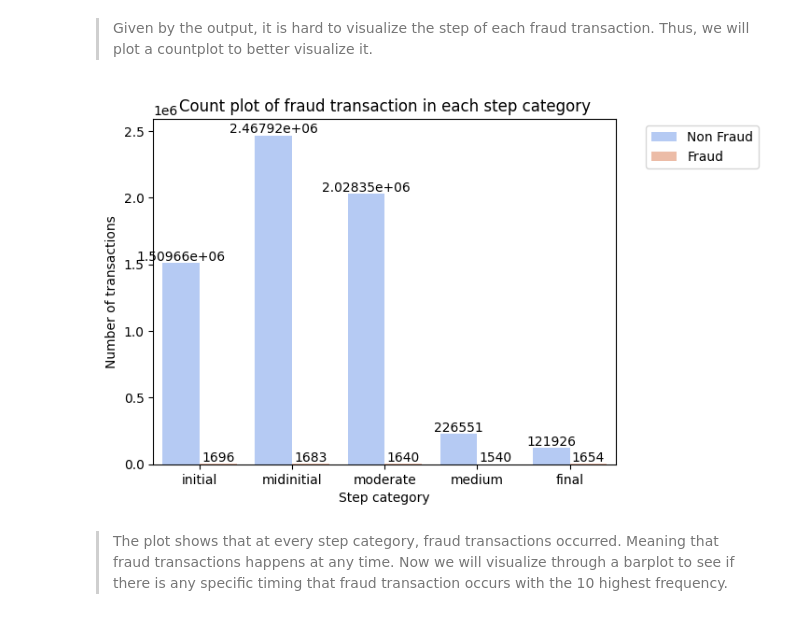
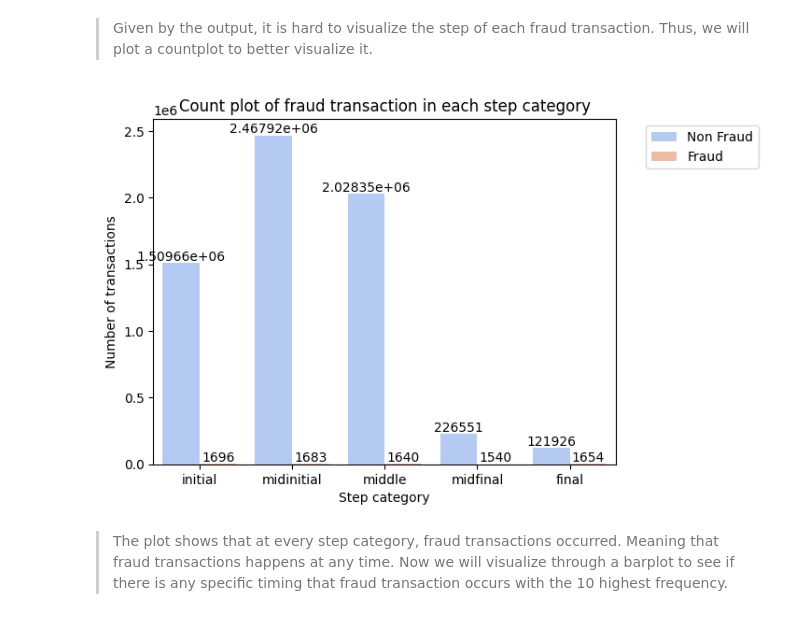
Before and after one commit to V3ness/Data-Science-Fundamentals-Project, a Jupyter notebook: project.ipynb, the cells around one changed output. Drawn from its saved outputs; the diff is of its cells as text; code cells hidden in the pictures.

```diff
--- a/project.ipynb
+++ b/project.ipynb
@@ -282,23 +282,23 @@ Name: step, Length: 8213, dtype: int64
 # %%
 # Step column is cut into 5 bins of 'initial', 'midinitial', 'middle', 'midfinal', 'final'
 # This means that 743 Steps are divided into 5 categories.
-df['step_category'] = pd.cut(df['step'], 5, labels=['initial', 'midinitial', 'moderate', 'medium', 'final'])
+df['step_category'] = pd.cut(df['step'], 5, labels=['initial', 'midinitial', 'middle', 'midfinal', 'final'])
 
 # Count plot
 ax = sns.countplot(x='step_category', data=df, hue='isFraud', palette='coolwarm')
 for container in ax.containers:
     ax.bar_label(container)
 plt.title('Count plot of fraud transaction in each step category')
 
 handles, labels = ax.get_legend_handles_labels()
 labels = ['Non Fraud' if label == '0' else 'Fraud' for label in labels]
 ax.legend(handles, labels, bbox_to_anchor=(1.05, 1), loc='upper left')
 
 plt.ylabel('Number of transactions')
 plt.xlabel('Step category')
 plt.show()
 # %% [output]
-[figure, old version]
+[figure, new version]
 # %% [markdown]
 > The plot shows that at every step category, fraud transactions occurred. Meaning that fraud transactions happens at any time. Now we will visualize through a barplot to see if there is any specific timing that fraud transaction occurs with the 10 highest frequency.
 # %%
```
Also changed, not shown: parts of 1 cell of this notebook.
